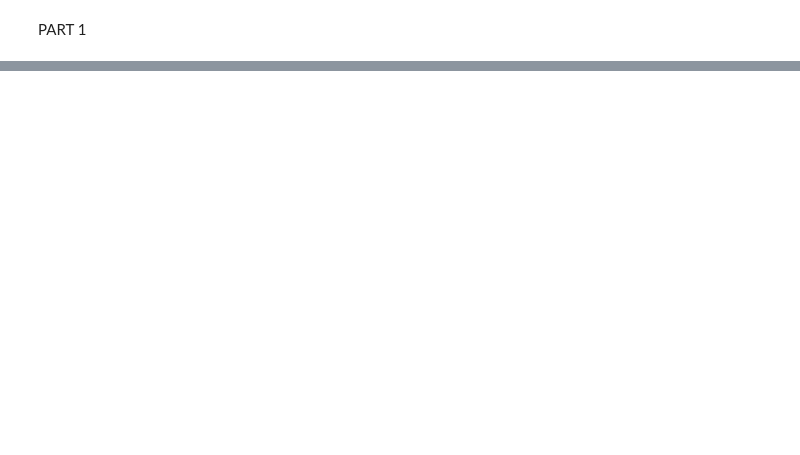
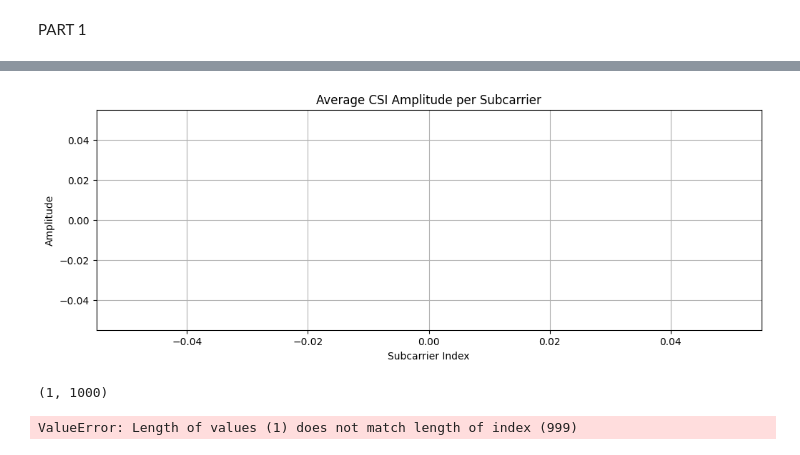
Before and after one commit to jordiestevee/ML4Net-2025, a Jupyter notebook: Sem2/seminar2.ipynb, the cells around one changed output, grey strips where cells are left out. Drawn from its saved outputs; the diff is of its cells as text; code cells hidden in the pictures; blank space fills up the shorter version.

```diff
--- a/Sem2/seminar2.ipynb
+++ b/Sem2/seminar2.ipynb
@@ -20,16 +53,16 @@ def plot_skeleton_from_csv(index, skeleton_file, label_file):
 # %%
-def plot_avg_csi_amplitude(csv_file='Train_feaures.csv'):
-    import pandas as pd
-    import matplotlib.pyplot as plt
+import pandas as pd
+import numpy as np
 
+def plot_avg_csi_amplitude(csv_file):
     df = pd.read_csv(csv_file)
-    csi_cols = [col for col in df.columns if 'CSI' in col or col.startswith('subcarrier')]
-    avg_csi = df[csi_cols].abs().mean()
+    csi_columns = [col for col in df.columns if 'csi' in col.lower()]
+    avg_csi = df[csi_columns].mean()
 
-    plt.figure()
-    plt.plot(avg_csi.values)
+    plt.figure(figsize=(12, 4))
+    plt.plot(avg_csi)
+    plt.title("Average CSI Amplitude per Subcarrier")
     plt.xlabel("Subcarrier Index")
-    plt.ylabel("Average CSI Amplitude")
-    plt.title("Average CSI Amplitude per Subcarrier")
+    plt.ylabel("Amplitude")
     plt.grid(True)
     plt.show()
@@ -35,0 +183,17 @@ def plot_avg_csi_amplitude(csv_file='Train_feaures.csv'):
+# %%
+plot_avg_csi_amplitude('Train_features.csv')
+# %% [output]
+[figure, added]
+# %%
+features_df = pd.read_csv('Train_features.csv')
+labels_df = pd.read_csv('Train_labels.csv', header=None)
+print(labels_df.shape)
+
+features_df = pd.read_csv('Train_features.csv')
+features_df['label'] = labels_df[0].values  # Access the first (and only) column
+
+
+plot_csi_distribution_by_class(features_df)
+# %% [output]
+(1, 1000)
+ValueError: Length of values (1) does not match length of index (999)
```
Also changed, not shown: parts of 11 cells of this notebook.
